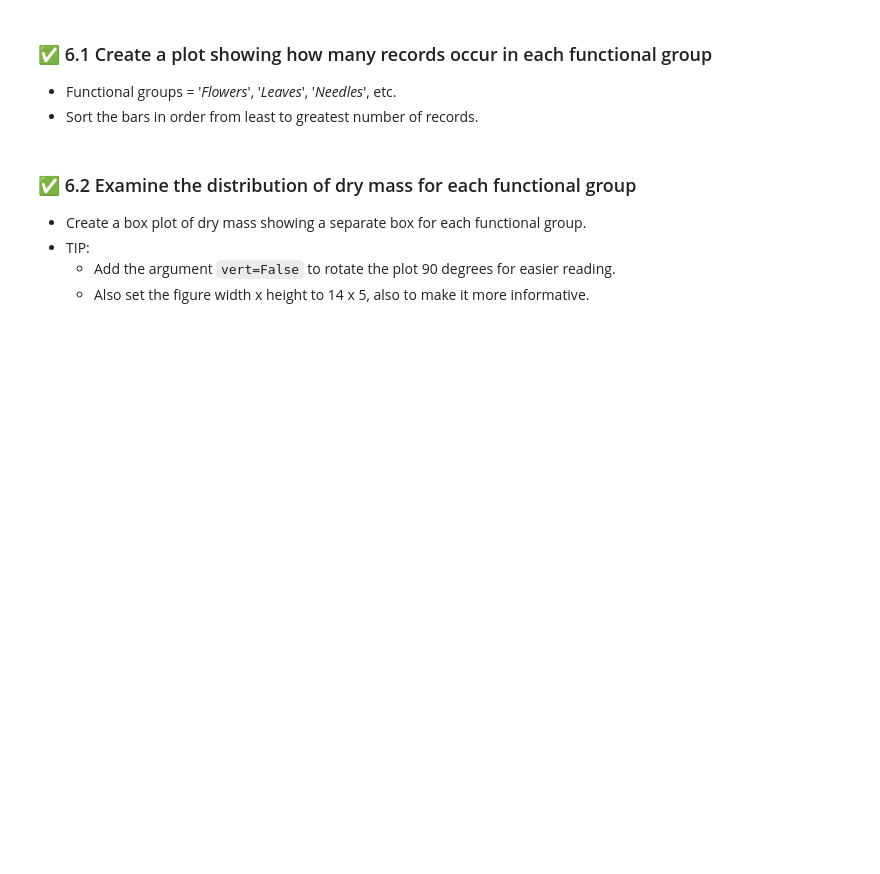
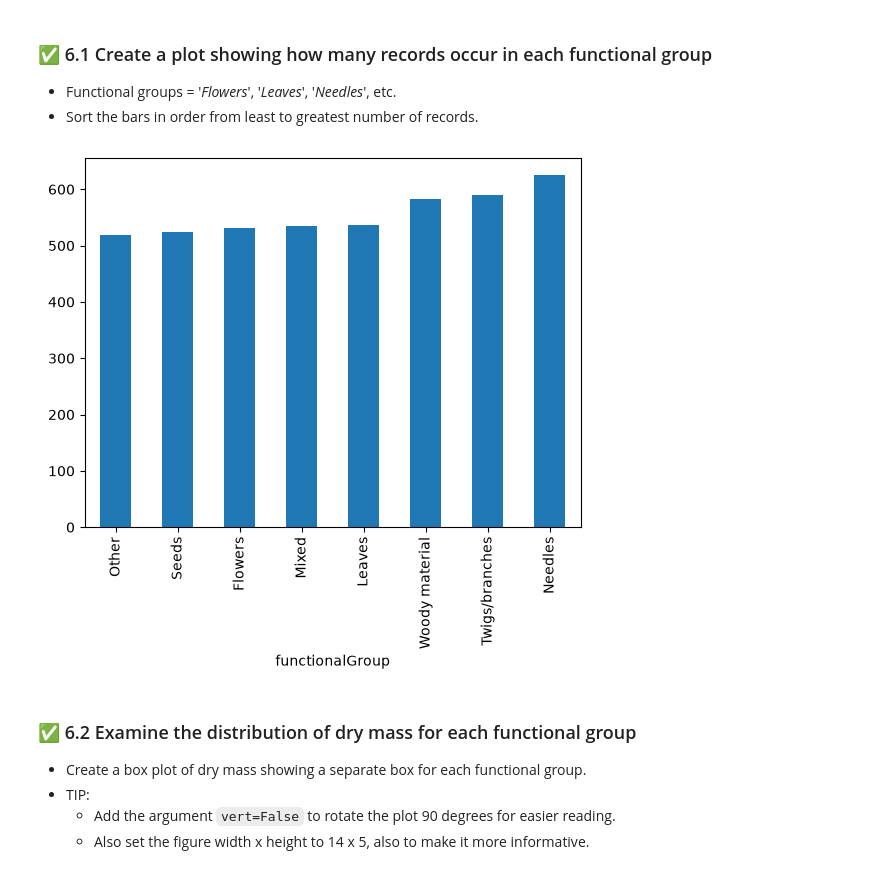
Before and after one commit to sarahj-hall/ENV700, a Jupyter notebook: Assignments/A3-Data-Exploration.ipynb, the cells around one changed output. Cells and saved outputs as stored; diff of their text form; code cells hidden in the pictures; blank space fills up the shorter version.

```diff
--- a/Assignments/A3-Data-Exploration.ipynb
+++ b/Assignments/A3-Data-Exploration.ipynb
@@ -46,3 +49,11 @@ Name  dataframes `Litter`.
 ### ✅ 2.2 Set project folders using relative paths
 * Create two Path variables, one set to your project's root folder and another to the raw data folder.
 * Display the the values of these two variables in your notebook.
+# %%
+#create path variable for root folder
+root_folder = Path.cwd().parent
+print(root_folder)
+
+#create path variable for raw data folder
+raw_data_folder = root_folder / 'data' / 'raw'
+print(raw_data_folder)
@@ -50,3 +64,6 @@ Name  dataframes `Litter`.
 ### ✅ 2.3 Set a path to the raw data file
 * Create a Path variable pointing to the `NEON_NIWO_Litter_massdata_2016-26_raw.csv` file.
 * Confirm that the file exists at the path specified.
+# %%
+NEON_NIWO_Path = raw_data_folder / 'NEON_NIWO_Litter_massdata_2016-26_raw.csv'
+print("File exists:", NEON_NIWO_Path.exists())
@@ -100,3 +244,20 @@ Name  dataframes `Litter`.
 * `siteID`, `plotID`, `trapID`, and `functionalGroup` should be imported as categories.
 * `weighDate`, `setDate`, and `collectDate` should be imported as dates. Set the date format explicitly.
 * After importing show the dtypes of the dataframe.
+# %%
+Litter = pd.read_csv(
+    #file path
+    NEON_NIWO_Path,
+    #set data type as category
+    dtype={
+        'siteID':'category',
+        'plotID':'category',
+        'trapID':'category',
+        'functionalGroup':'category'
+    },
+    #set correct date format
+    parse_dates=['weighDate','setDate','collectDate'],
+    date_format = '%Y-%m-%d'
+)
+
+Litter.dtypes
@@ -118,6 +334,10 @@ Name  dataframes `Litter`.
 ### ✅ 6.1 Create a plot showing how many records occur in each functional group
 * Functional groups = '*Flowers*', '*Leaves*', '*Needles*', etc.
 * Sort the bars in order from least to greatest number of records.
+# %%
+Litter['functionalGroup'].value_counts(ascending=True).plot(kind='bar');
+# %% [output]
+[figure, added]
 # %% [markdown]
 ### ✅ 6.2 Examine the distribution of dry mass for each functional group
 * Create a box plot of dry mass showing a separate box for each functional group.
```
Also changed, not shown: parts of 27 cells of this notebook, 3 other files.
